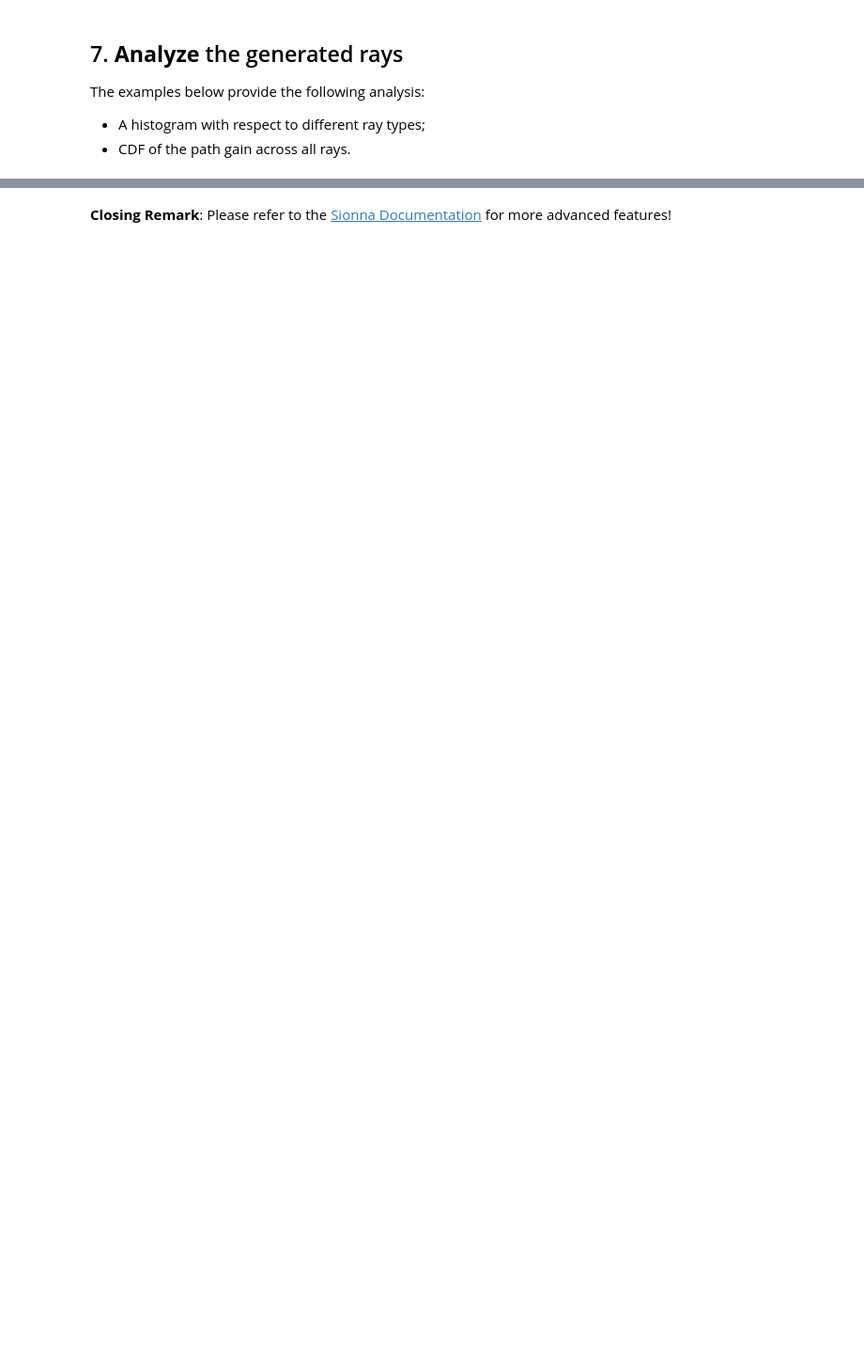
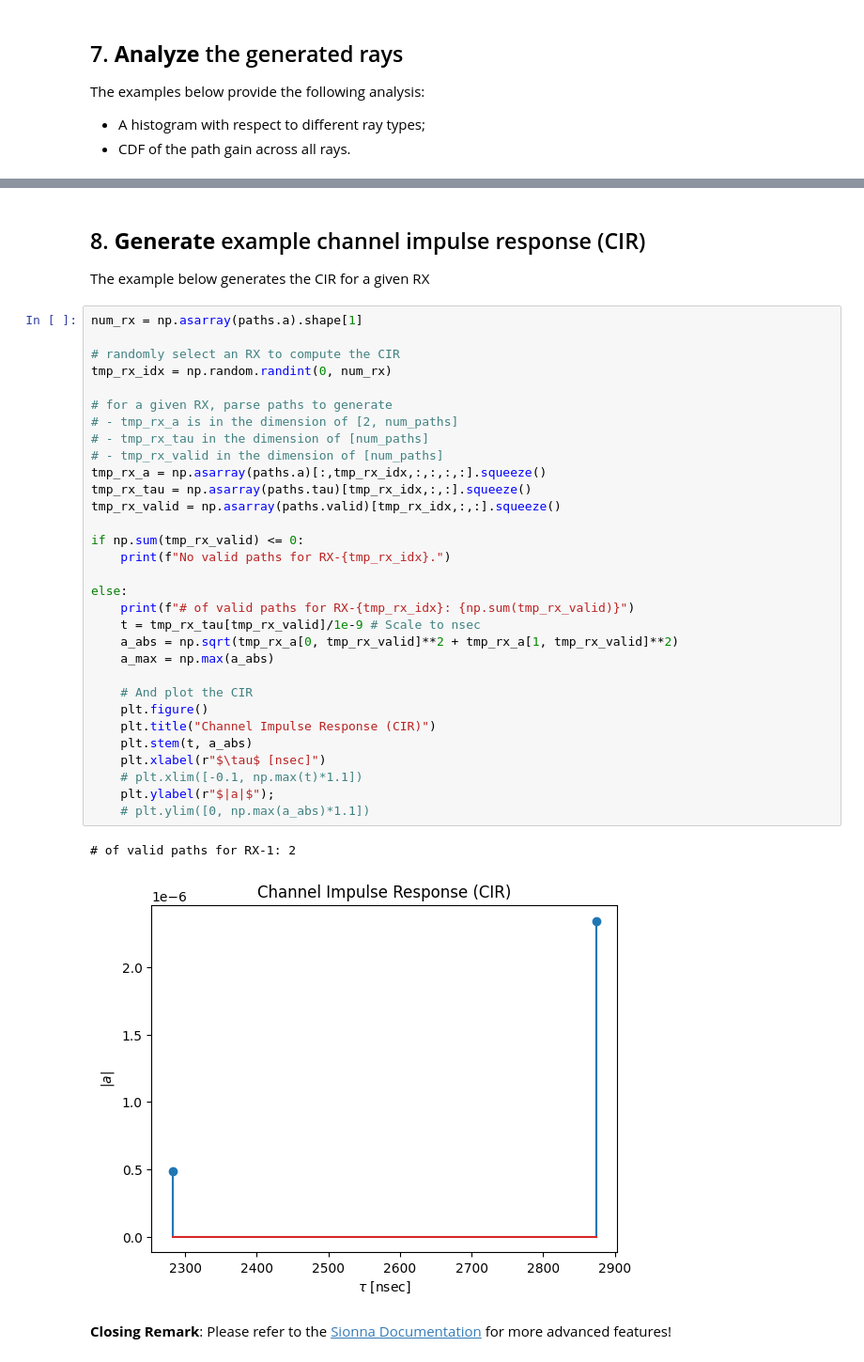
Before and after one commit to davidklee04/Sionna_Princeton, a Jupyter notebook: examples/2_sionna_rays_analysis.ipynb, the cells around one changed output, grey strips where cells are left out. Shown at 94% size. Drawn from its saved outputs; the diff is of its cells as text; blank space fills up the shorter version.

```diff
--- a/examples/2_sionna_rays_analysis.ipynb
+++ b/examples/2_sionna_rays_analysis.ipynb
@@ -367,3 +369,41 @@ multi_cdf(tmp_df, "pathGain", "CDF for Path Gain (Normalized)", "Normalized Path
+# %% [markdown]
+## 8. **Generate** example channel impulse response (CIR)
+
+The example below generates the CIR for a given RX
+# %%
+num_rx = np.asarray(paths.a).shape[1]
+
+# randomly select an RX to compute the CIR
+tmp_rx_idx = np.random.randint(0, num_rx)
+
+# for a given RX, parse paths to generate
+# - tmp_rx_a is in the dimension of [2, num_paths]
+# - tmp_rx_tau in the dimension of [num_paths]
+# - tmp_rx_valid in the dimension of [num_paths]
+tmp_rx_a = np.asarray(paths.a)[:,tmp_rx_idx,:,:,:,:].squeeze()
+tmp_rx_tau = np.asarray(paths.tau)[tmp_rx_idx,:,:].squeeze()
+tmp_rx_valid = np.asarray(paths.valid)[tmp_rx_idx,:,:].squeeze()
+
+if np.sum(tmp_rx_valid) <= 0:
+    print(f"No valid paths for RX-{tmp_rx_idx}.")
+
+else:
+    print(f"# of valid paths for RX-{tmp_rx_idx}: {np.sum(tmp_rx_valid)}")
+    t = tmp_rx_tau[tmp_rx_valid]/1e-9 # Scale to nsec
+    a_abs = np.sqrt(tmp_rx_a[0, tmp_rx_valid]**2 + tmp_rx_a[1, tmp_rx_valid]**2)
+    a_max = np.max(a_abs)
+
+    # And plot the CIR
+    plt.figure()
+    plt.title("Channel Impulse Response (CIR)")
+    plt.stem(t, a_abs)
+    plt.xlabel(r"$\tau$ [nsec]")
+    # plt.xlim([-0.1, np.max(t)*1.1])
+    plt.ylabel(r"$|a|$");
+    # plt.ylim([0, np.max(a_abs)*1.1])
+# %% [output]
+# of valid paths for RX-1: 2
+[figure, added]
 # %% [markdown]
 **Closing Remark**:
 Please refer to the [Sionna Documentation](https://nvlabs.github.io/sionna/) for more advanced features!
```
Also changed, not shown: parts of 5 cells of this notebook.
